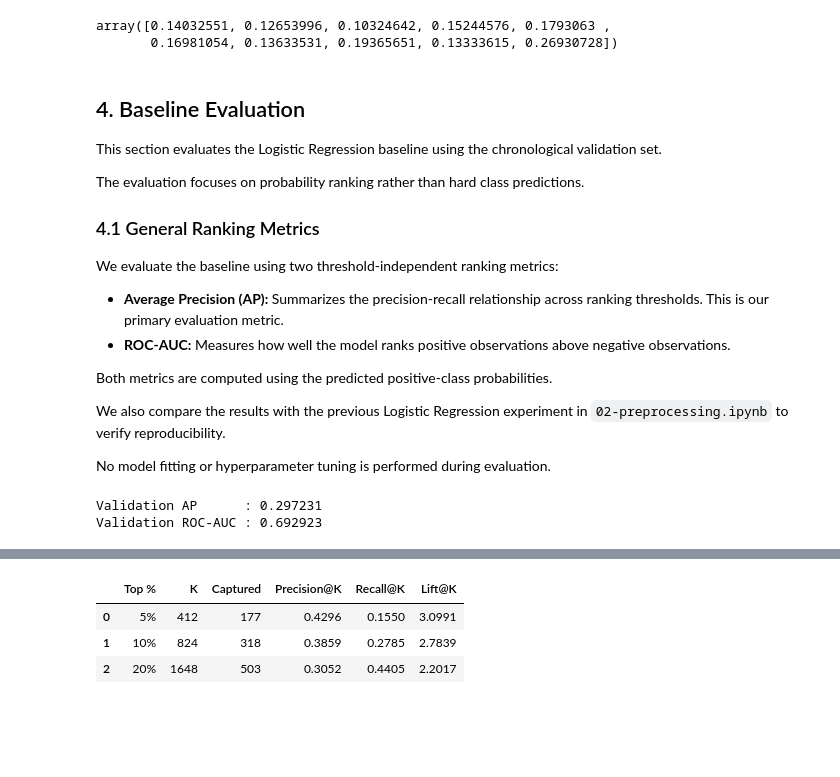
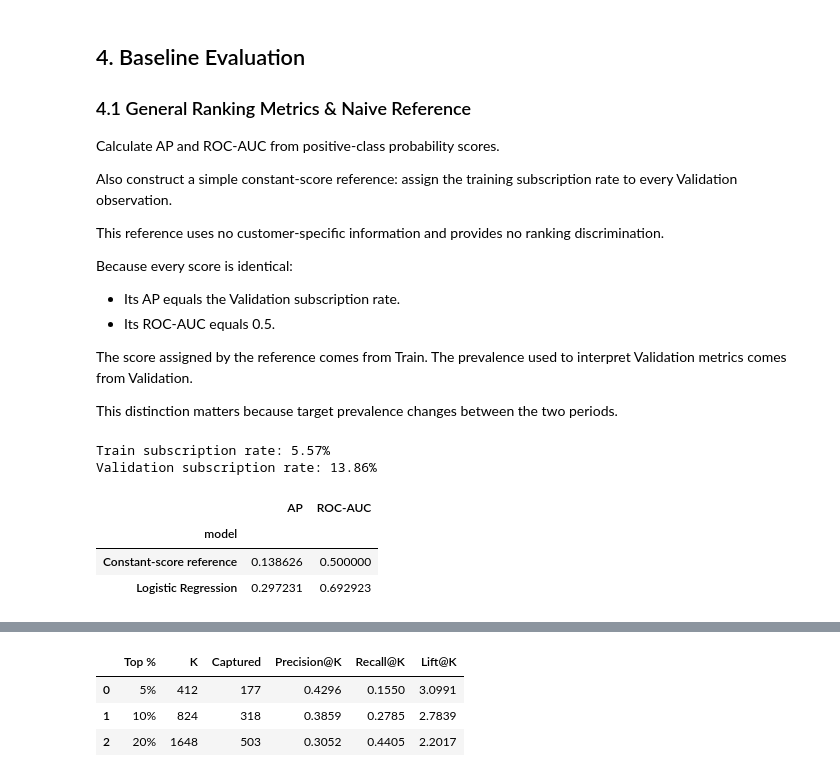
Before and after one commit to keonyoung00/bank-marketing-ml, a Jupyter notebook: notebooks/03-baseline-modeling.ipynb, the cells around one changed output, grey strips where cells are left out. Cells and saved outputs as stored; diff of their text form; code cells hidden in the pictures; blank space fills up the shorter version.

```diff
--- a/notebooks/03-baseline-modeling.ipynb
+++ b/notebooks/03-baseline-modeling.ipynb
@@ -380,47 +417,78 @@ array([0, 1])
-# %%
-y_valid_proba = baseline_pipeline.predict_proba(X_valid)[:, 1]
-
-y_valid_proba[:10]
-# %% [output]
-array([0.14032551, 0.12653996, 0.10324642, 0.15244576, 0.1793063 ,
-       0.16981054, 0.13633531, 0.19365651, 0.13333615, 0.26930728])
 # %% [markdown]
 ## 4. Baseline Evaluation
 
-This section evaluates the Logistic Regression baseline using the chronological validation set.
+### 4.1 General Ranking Metrics & Naive Reference
 
-The evaluation focuses on probability ranking rather than hard class predictions.
+Calculate AP and ROC-AUC from positive-class probability scores.
 
-### 4.1 General Ranking Metrics
+Also construct a simple constant-score reference: assign
+the training subscription rate to every Validation observation.
 
-We evaluate the baseline using two threshold-independent ranking metrics:
+This reference uses no customer-specific information and
+provides no ranking discrimination.
 
-- **Average Precision (AP):** Summarizes the precision-recall relationship across ranking thresholds. This is our primary evaluation metric.
-- **ROC-AUC:** Measures how well the model ranks positive observations above negative observations.
+Because every score is identical:
 
-Both metrics are computed using the predicted positive-class probabilities.
+- Its AP equals the Validation subscription rate.
+- Its ROC-AUC equals 0.5.
 
-We also compare the results with the previous Logistic Regression experiment in `02-preprocessing.ipynb` to verify reproducibility.
+The score assigned by the reference comes from Train.
+The prevalence used to interpret Validation metrics comes
+from Validation.
 
-No model fitting or hyperparameter tuning is performed during evaluation.
+This distinction matters because target prevalence changes
+between the two periods.
 # %%
-from sklearn.metrics import average_precision_score, roc_auc_score
+train_base_rate = float(y_train.mean())
+validation_base_rate = float(y_valid.mean())
+
+constant_valid_scores = np.full(
+    len(y_valid),
+    train_base_rate,
+)
 
 baseline_ap = average_precision_score(
     y_valid,
     y_valid_proba,
 )
 
 baseline_roc_auc = roc_auc_score(
     y_valid,
     y_valid_proba,
 )
 
-print(f"Validation AP      : {baseline_ap:.6f}")
-print(f"Validation ROC-AUC : {baseline_roc_auc:.6f}")
+general_results = pd.DataFrame(
+    [
+        {
+            "model": "Constant-score reference",
+            "AP": average_precision_score(
+                y_valid,
+                constant_valid_scores,
+            ),
+            "ROC-AUC": roc_auc_score(
+                y_valid,
+                constant_valid_scores,
+            ),
+        },
+        {
+            "model": "Logistic Regression",
+            "AP": baseline_ap,
+            "ROC-AUC": baseline_roc_auc,
+        },
+    ]
+).set_index("model")
+
+print(f"Train subscription rate: {train_base_rate:.2%}")
+print(f"Validation subscription rate: {validation_base_rate:.2%}")
+
+display(general_results.round(6))
 # %% [output]
-Validation AP      : 0.297231
-Validation ROC-AUC : 0.692923
+Train subscription rate: 5.57%
+Validation subscription rate: 13.86%
+|  | AP | ROC-AUC |
+| model |  |  |
+| Constant-score reference | 0.138626 | 0.500000 |
+| Logistic Regression | 0.297231 | 0.692923 |
 # %% [markdown]
 ### 4.2 Business-Oriented Ranking Metrics
 
```
Also changed, not shown: parts of 27 cells of this notebook.
